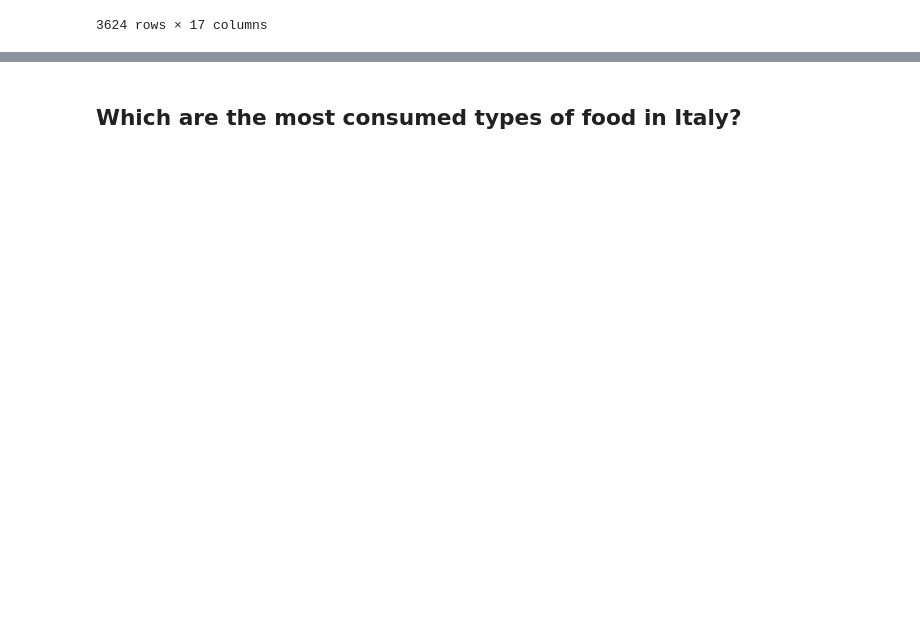
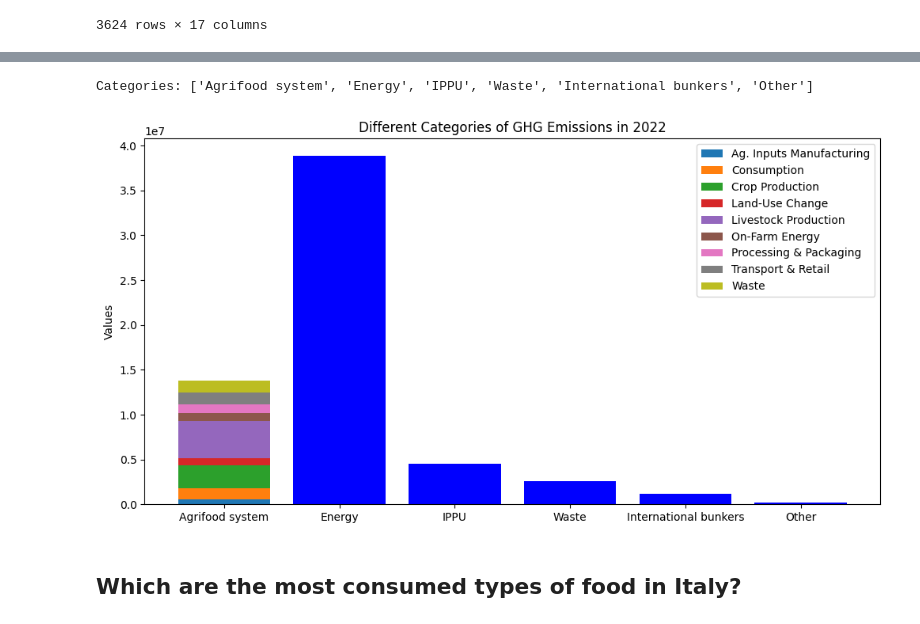
Before and after one commit to TCoaM/TrueCostOfAMeal, a Jupyter notebook: simo_notebook.ipynb, the cells around one changed output, grey strips where cells are left out. Saved outputs shown, nothing was run; the diff lists cells and outputs as text; code cells hidden in the pictures; blank space fills up the shorter version.

```diff
--- a/simo_notebook.ipynb
+++ b/simo_notebook.ipynb
@@ -384,0 +475,7 @@ filtered_fao_emissions
+# %%
+agg_df = agriculture_sectors_emissions.groupby('Category', as_index=False)['Value'].sum()
+
+agriculture_sectors_emissions_values = agg_df["Value"].tolist()
+agriculture_sectors_emissions_items = agg_df["Category"].tolist()
+
+agg_df
@@ -385,3 +493,46 @@ filtered_fao_emissions
+# %%
+# List with all the categories
+categories = ["Agrifood system"]
+
+for item in other_sectors_emissions_items:
+    categories.append(item)
+
+print("Categories:", categories)
+# %% [output]
+Categories: ['Agrifood system', 'Energy', 'IPPU', 'Waste', 'International bunkers', 'Other']
+# %%
+x = np.arange(len(categories))  # the label locations
+
+fig, ax = plt.subplots(figsize=(12, 6))
+
+single_bar_color = "b"
+
+# Only stack for the agriculture sectors
+i = 0
+while i < len(agriculture_sectors_emissions_values):
+    if i == 0:
+        ax.bar(x[0], agriculture_sectors_emissions_values[i], label=agriculture_sectors_emissions_items[i])
+        bottom = agriculture_sectors_emissions_values[i]
+        i += 1
+    else:
+        ax.bar(x[0], agriculture_sectors_emissions_values[i], label=agriculture_sectors_emissions_items[i], bottom=bottom)
+        bottom += agriculture_sectors_emissions_values[i]
+        i += 1
+
+k = 1
+j = 0
+while j < len(other_sectors_emissions_values):
+    ax.bar(x[k], other_sectors_emissions_values[j], label=None, color = single_bar_color)
+    k += 1
+    j += 1
+
+plt.xticks(x, categories)
+plt.ylabel('Values')
+plt.title("Different Categories of GHG Emissions in 2022")
+plt.legend()
+plt.show()
+# %% [output]
+[figure, added]
 # %% [markdown]
 ## Which are the most consumed types of food in Italy?
 # %%
```
Also changed, not shown: parts of 13 cells of this notebook, 1 other file.
